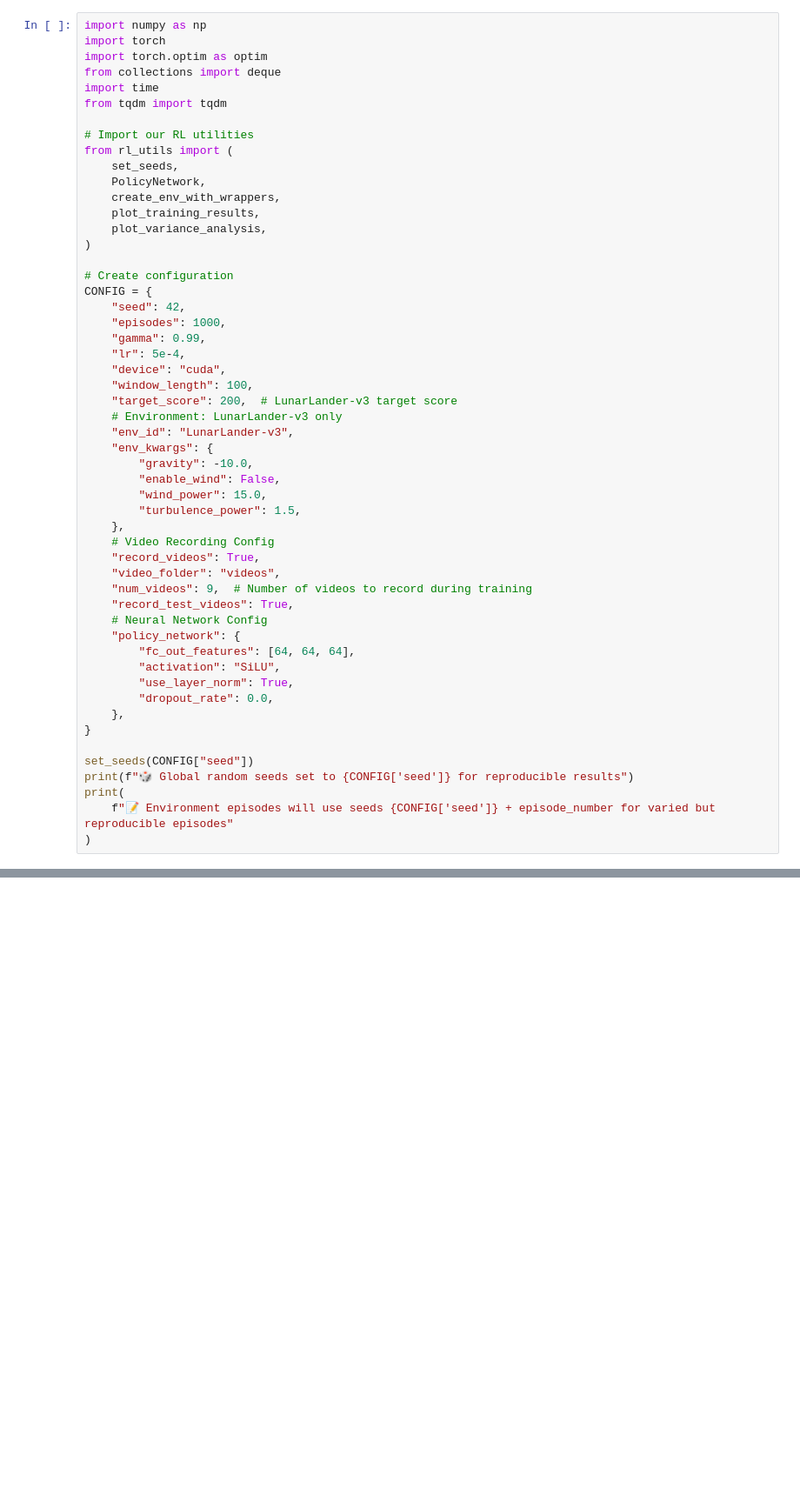
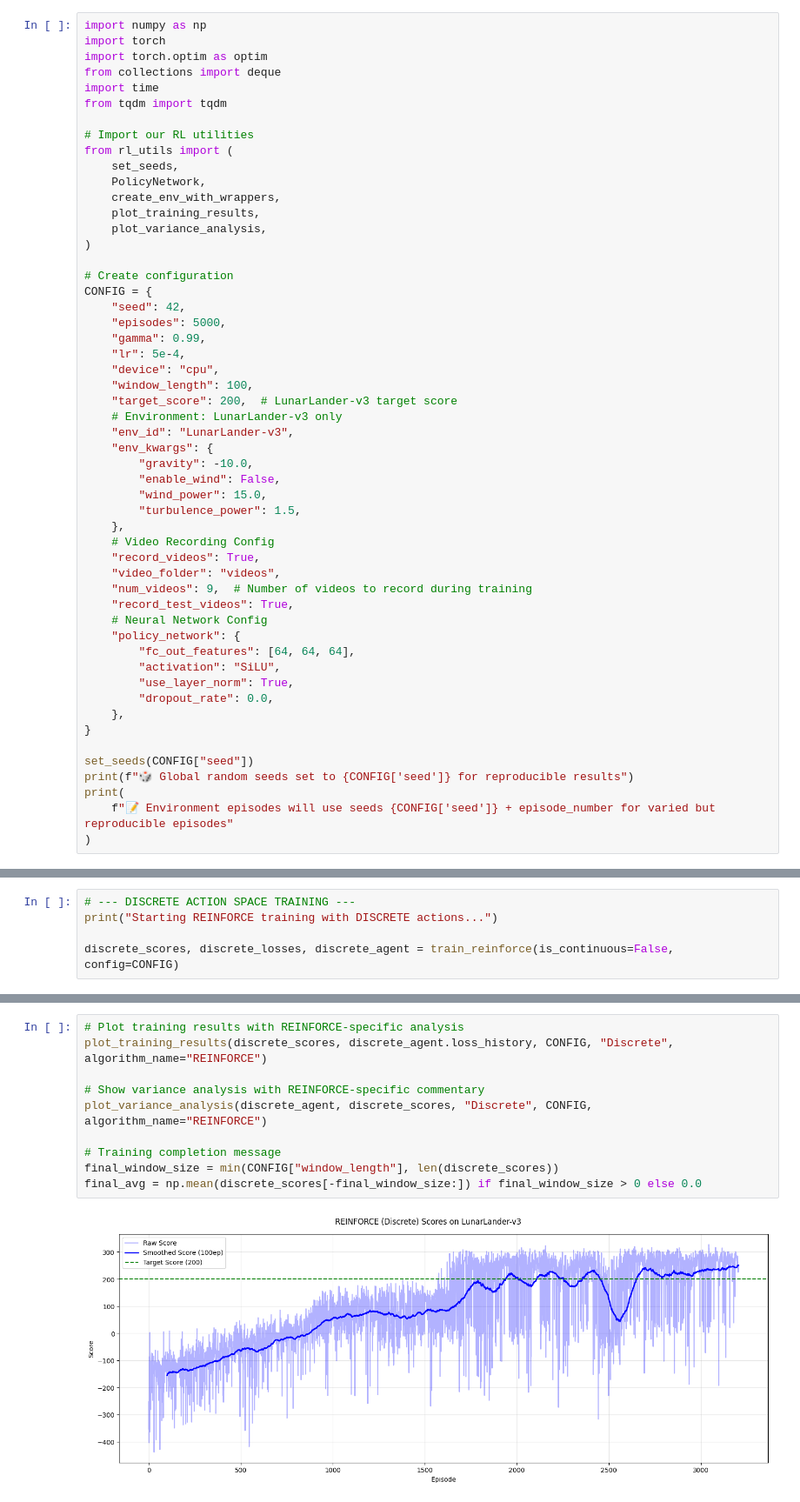
Before and after one commit to frankguo77/NTU2025Fall, a Jupyter notebook: on-policy-rl/01. reinforce.ipynb, the cells around one changed output, grey strips where cells are left out. Shown at 87% size. Cells and saved outputs as stored; diff of their text form; blank space fills up the shorter version.

```diff
--- a/on-policy-rl/01. reinforce.ipynb
+++ b/on-policy-rl/01. reinforce.ipynb
@@ -18,10 +54,10 @@ from rl_utils import (
 # Create configuration
 CONFIG = {
     "seed": 42,
-    "episodes": 1000,
+    "episodes": 5000,
     "gamma": 0.99,
     "lr": 5e-4,
-    "device": "cuda",
+    "device": "cpu",
     "window_length": 100,
     "target_score": 200,  # LunarLander-v3 target score
     # Environment: LunarLander-v3 only
@@ -55,0 +379,5 @@ ModuleNotFoundError: No module named 'numpy'
+# %%
+# --- DISCRETE ACTION SPACE TRAINING ---
+print("Starting REINFORCE training with DISCRETE actions...")
+
+discrete_scores, discrete_losses, discrete_agent = train_reinforce(is_continuous=False, config=CONFIG)
@@ -55,0 +406,12 @@ ModuleNotFoundError: No module named 'numpy'
+# %%
+# Plot training results with REINFORCE-specific analysis
+plot_training_results(discrete_scores, discrete_agent.loss_history, CONFIG, "Discrete", algorithm_name="REINFORCE")
+
+# Show variance analysis with REINFORCE-specific commentary
+plot_variance_analysis(discrete_agent, discrete_scores, "Discrete", CONFIG, algorithm_name="REINFORCE")
+
+# Training completion message
+final_window_size = min(CONFIG["window_length"], len(discrete_scores))
+final_avg = np.mean(discrete_scores[-final_window_size:]) if final_window_size > 0 else 0.0
+# %% [output]
+[figure, added]
```
Also changed, not shown: parts of 10 cells of this notebook.
